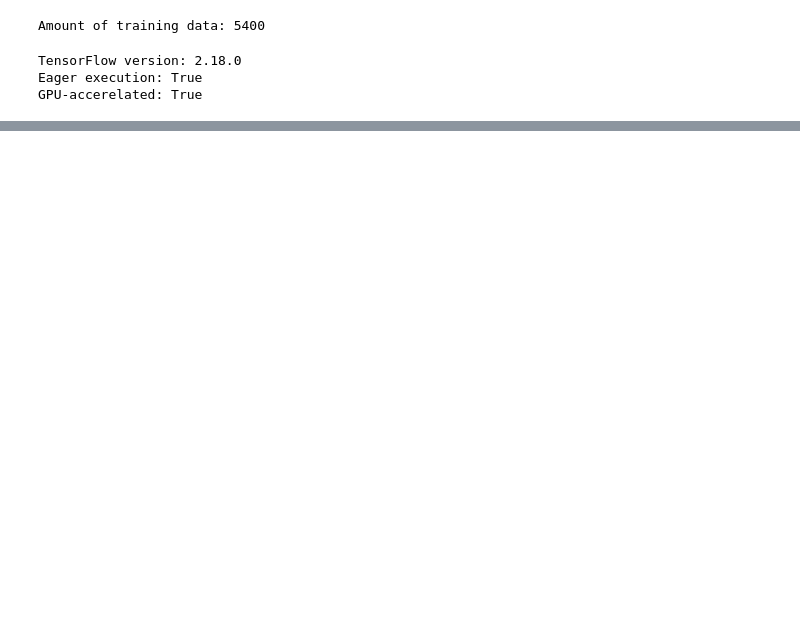
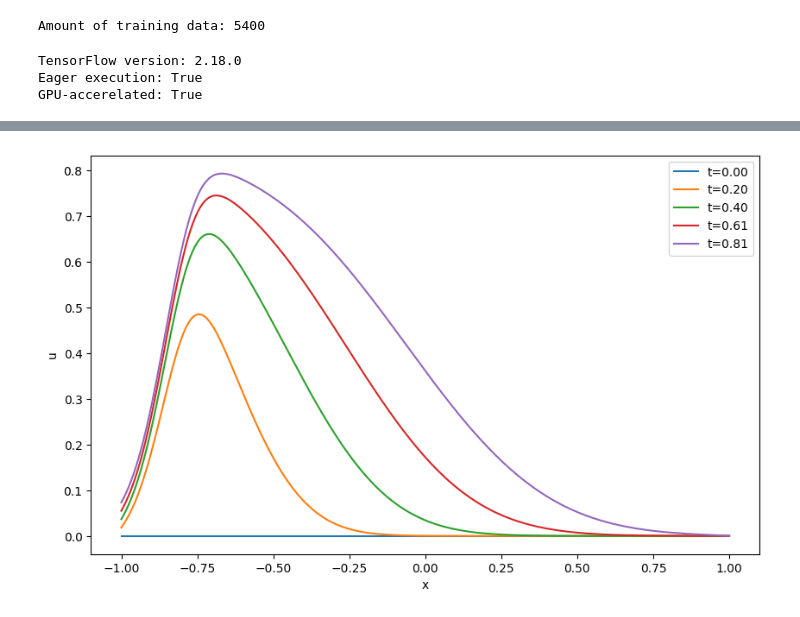
Before and after one commit to MGyuyu/ADE-PINN-Masters-Thesis-Code, a Jupyter notebook: PINN/PINN_1D_ADE_Forward.ipynb, the cells around one changed output, grey strips where cells are left out. Cells and saved outputs as stored; diff of their text form; code cells hidden in the pictures; blank space fills up the shorter version.

```diff
--- a/PINN/PINN_1D_ADE_Forward.ipynb
+++ b/PINN/PINN_1D_ADE_Forward.ipynb
@@ -807,3 +807,19 @@ DiscretePlotter(x,t,u_plot,u_star_plot,lb,ub)
 savemat('PINNresults1DForwardFullbatchLBFGS.mat', {'u_pred': u_plot, 'u_true': u_star_plot, 'loss_history': loss_history,
                           'X_u_train': X_u_train, 'u_train': u_train, 'u_train_pred': u_train_pred, 'X': X, 'T': T, 'X_star': X_star,
                           'x': x, 't': t, 'X_f': X_f, 'layers': layers, 'noise': noise, 'u_param': u_param, 'f_param': f_param})
+# %%
+data = scipy.io.loadmat('1D_ADE_Training_Data.mat')
+x = data['x'].flatten()
+t = data['t'].flatten()
+u = data['u']
+
+# 绘制几个时间点的数据
+plt.figure(figsize=(10,6))
+for i in range(0, len(t), len(t)//5):
+    plt.plot(x, u[i,:], label=f't={t[i]:.2f}')
+plt.legend()
+plt.xlabel('x')
+plt.ylabel('u')
+plt.show()
+# %% [output]
+[figure, added]
```
Also changed, not shown: parts of 8 cells of this notebook.
